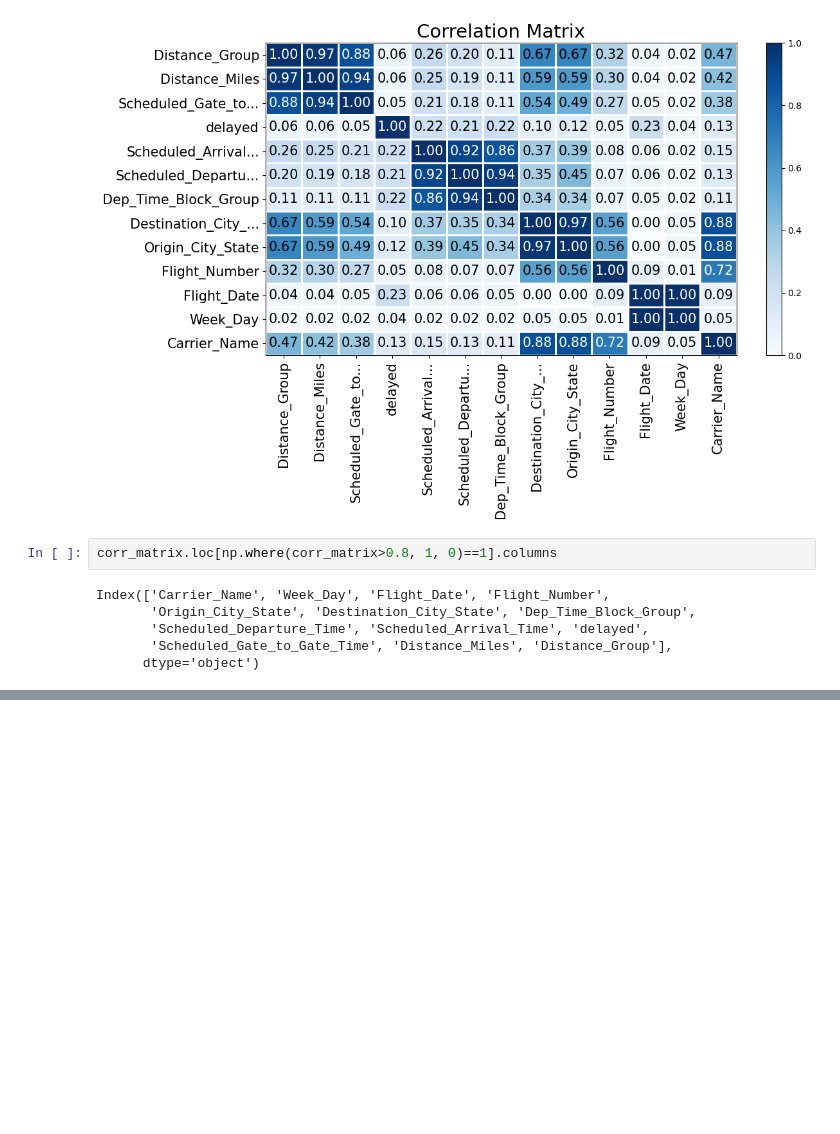
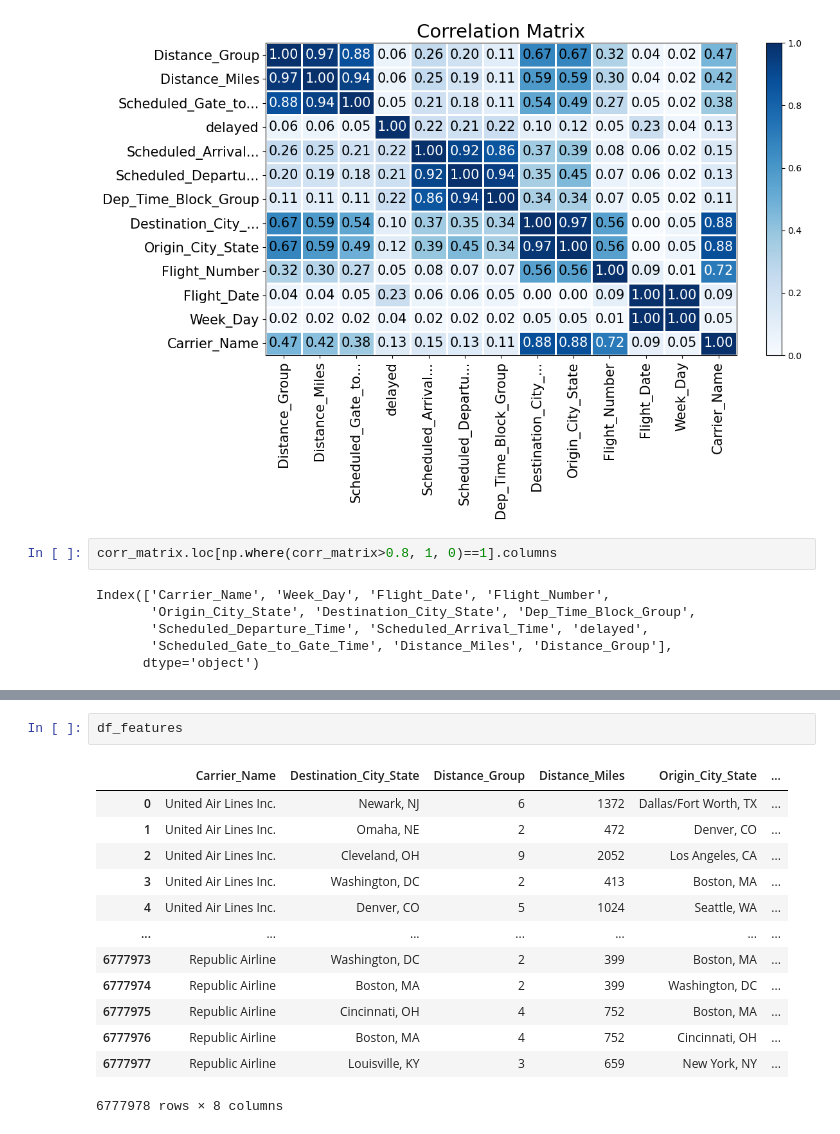
Before and after one commit to B-Treftz/Flight_Status_Predictor, a Jupyter notebook: 2_Feature_Selection/Feature_Select_Olivia.ipynb, the cells around one changed output, grey strips where cells are left out. Saved outputs shown, nothing was run; the diff lists cells and outputs as text; blank space fills up the shorter version.

```diff
--- a/2_Feature_Selection/Feature_Select_Olivia.ipynb
+++ b/2_Feature_Selection/Feature_Select_Olivia.ipynb
@@ -236,0 +313,16 @@ Index(['Carrier_Name', 'Week_Day', 'Flight_Date', 'Flight_Number',
+# %%
+df_features
+# %% [output]
+|  | Carrier_Name | Destination_City_State | Distance_Group | Distance_Miles | Origin_City_State | ... |
+| 0 | United Air Lines Inc. | Newark, NJ | 6 | 1372 | Dallas/Fort Worth, TX | ... |
+| 1 | United Air Lines Inc. | Omaha, NE | 2 | 472 | Denver, CO | ... |
+| 2 | United Air Lines Inc. | Cleveland, OH | 9 | 2052 | Los Angeles, CA | ... |
+| 3 | United Air Lines Inc. | Washington, DC | 2 | 413 | Boston, MA | ... |
+| 4 | United Air Lines Inc. | Denver, CO | 5 | 1024 | Seattle, WA | ... |
+| ... | ... | ... | ... | ... | ... | ... |
+| 6777973 | Republic Airline | Washington, DC | 2 | 399 | Boston, MA | ... |
+| 6777974 | Republic Airline | Boston, MA | 2 | 399 | Washington, DC | ... |
+| 6777975 | Republic Airline | Cincinnati, OH | 4 | 752 | Boston, MA | ... |
+| 6777976 | Republic Airline | Boston, MA | 4 | 752 | Cincinnati, OH | ... |
+| 6777977 | Republic Airline | Louisville, KY | 3 | 659 | New York, NY | ... |
+6777978 rows × 8 columns
```
Also changed, not shown: parts of 7 cells of this notebook.
